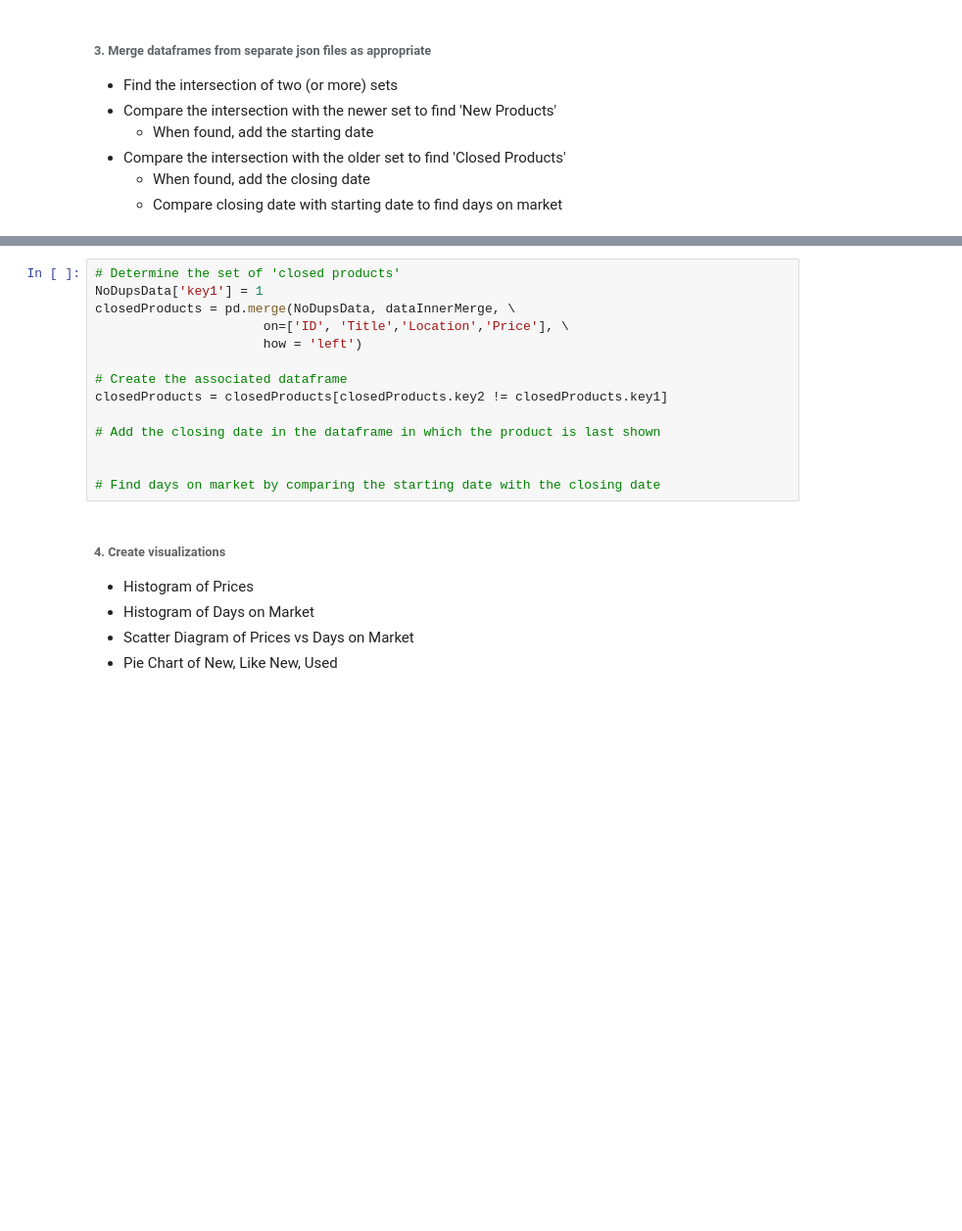
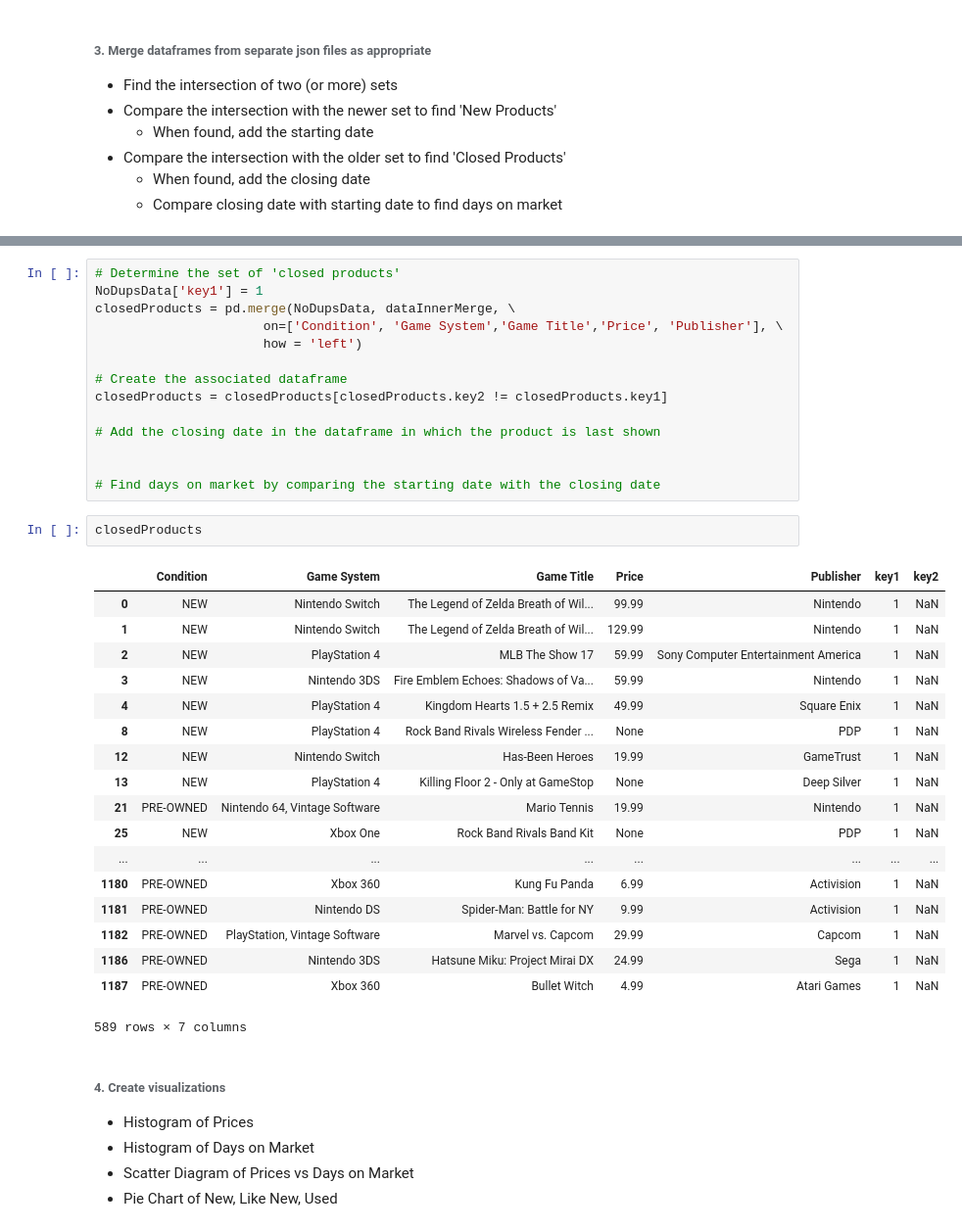
Before and after one commit to mnmohamed/WebProject_Mohamed, a Jupyter notebook: Jupyter Notebook/CreatingADataProject.ipynb, the cells around one changed output, grey strips where cells are left out. Shown: that part at 98% size. Saved outputs shown, nothing was run; the diff lists cells and outputs as text; blank space fills up the shorter version.

```diff
--- a/Jupyter Notebook/CreatingADataProject.ipynb
+++ b/Jupyter Notebook/CreatingADataProject.ipynb
@@ -246,7 +285,7 @@ NameError: name 'NoDupsData2' is not defined
 # Determine the set of 'closed products'
 NoDupsData['key1'] = 1
 closedProducts = pd.merge(NoDupsData, dataInnerMerge, \
-                      on=['ID', 'Title','Location','Price'], \
+                      on=['Condition', 'Game System','Game Title','Price', 'Publisher'], \
                       how = 'left')
 
 # Create the associated dataframe
@@ -256,6 +295,27 @@ closedProducts = closedProducts[closedProducts.key2 != closedProducts.key1]
 
 
 # Find days on market by comparing the starting date with the closing date
+# %%
+closedProducts
+# %% [output]
+|  | Condition | Game System | Game Title | Price | Publisher | key1 | key2 |
+| 0 | NEW | Nintendo Switch | The Legend of Zelda Breath of Wil... | 99.99 | Nintendo | 1 | NaN |
+| 1 | NEW | Nintendo Switch | The Legend of Zelda Breath of Wil... | 129.99 | Nintendo | 1 | NaN |
+| 2 | NEW | PlayStation 4 | MLB The Show 17 | 59.99 | Sony Computer Entertainment America | 1 | NaN |
+| 3 | NEW | Nintendo 3DS | Fire Emblem Echoes: Shadows of Va... | 59.99 | Nintendo | 1 | NaN |
+| 4 | NEW | PlayStation 4 | Kingdom Hearts 1.5 + 2.5 Remix | 49.99 | Square Enix | 1 | NaN |
+| 8 | NEW | PlayStation 4 | Rock Band Rivals Wireless Fender ... | None | PDP | 1 | NaN |
+| 12 | NEW | Nintendo Switch | Has-Been Heroes | 19.99 | GameTrust | 1 | NaN |
+| 13 | NEW | PlayStation 4 | Killing Floor 2 - Only at GameStop | None | Deep Silver | 1 | NaN |
+| 21 | PRE-OWNED | Nintendo 64, Vintage Software | Mario Tennis | 19.99 | Nintendo | 1 | NaN |
+| 25 | NEW | Xbox One | Rock Band Rivals Band Kit | None | PDP | 1 | NaN |
+| ... | ... | ... | ... | ... | ... | ... | ... |
+| 1180 | PRE-OWNED | Xbox 360 | Kung Fu Panda | 6.99 | Activision | 1 | NaN |
+| 1181 | PRE-OWNED | Nintendo DS | Spider-Man: Battle for NY | 9.99 | Activision | 1 | NaN |
+| 1182 | PRE-OWNED | PlayStation, Vintage Software | Marvel vs. Capcom | 29.99 | Capcom | 1 | NaN |
+| 1186 | PRE-OWNED | Nintendo 3DS | Hatsune Miku: Project Mirai DX | 24.99 | Sega | 1 | NaN |
+| 1187 | PRE-OWNED | Xbox 360 | Bullet Witch | 4.99 | Atari Games | 1 | NaN |
+589 rows × 7 columns
 # %% [markdown]
 ###### 4. Create visualizations
 - Histogram of Prices
```
Also changed, not shown: parts of 5 cells of this notebook.
